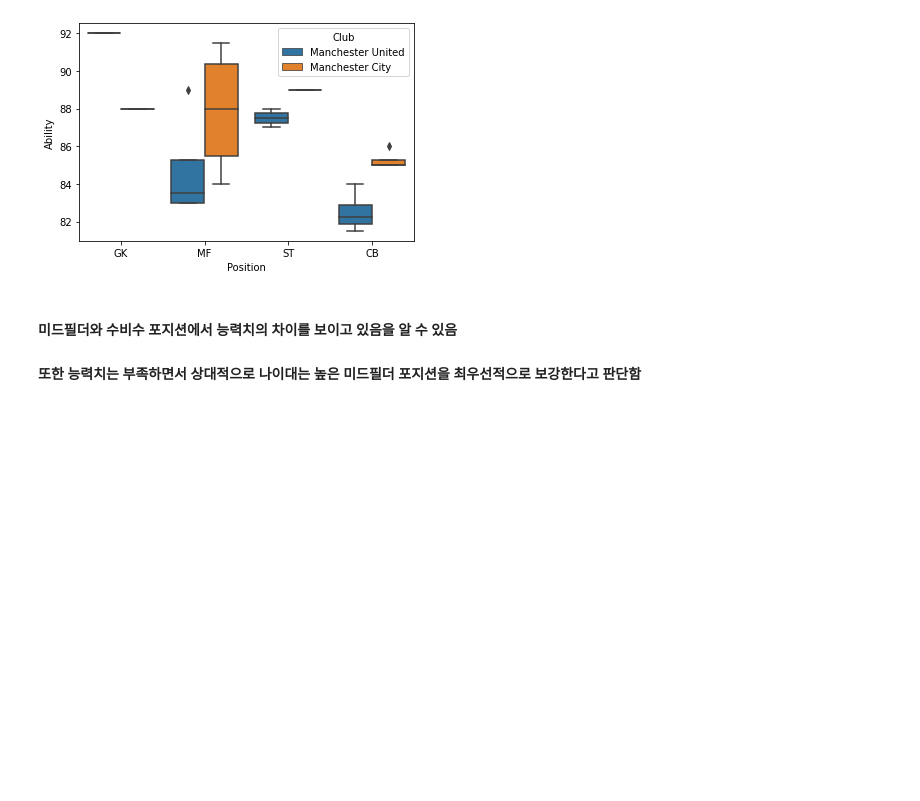
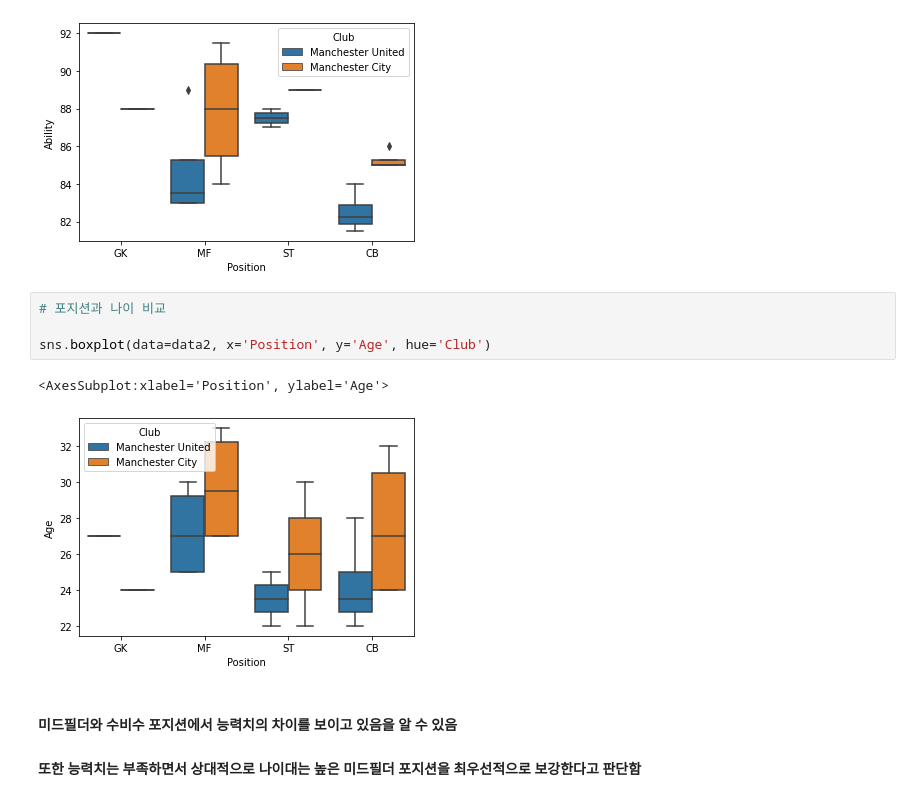
Before and after one commit to kas8353/Manchester-United, a Jupyter notebook: Manchester United.ipynb, the cells around one changed output. Drawn from its saved outputs; the diff is of its cells as text; blank space fills up the shorter version.

```diff
--- a/Manchester United.ipynb
+++ b/Manchester United.ipynb
@@ -645,6 +645,13 @@ sns.boxplot(data=data2, x='Position', y='Ability', hue='Club')
 # %% [output]
 <AxesSubplot:xlabel='Position', ylabel='Ability'>
 [figure]
+# %%
+# 포지션과 나이 비교
+
+sns.boxplot(data=data2, x='Position', y='Age', hue='Club')
+# %% [output]
+<AxesSubplot:xlabel='Position', ylabel='Age'>
+[figure, added]
 # %% [markdown]
 #### 미드필더와 수비수 포지션에서 능력치의 차이를 보이고 있음을 알 수 있음
 #### 또한 능력치는 부족하면서 상대적으로 나이대는 높은 미드필더 포지션을 최우선적으로 보강한다고 판단함
```
